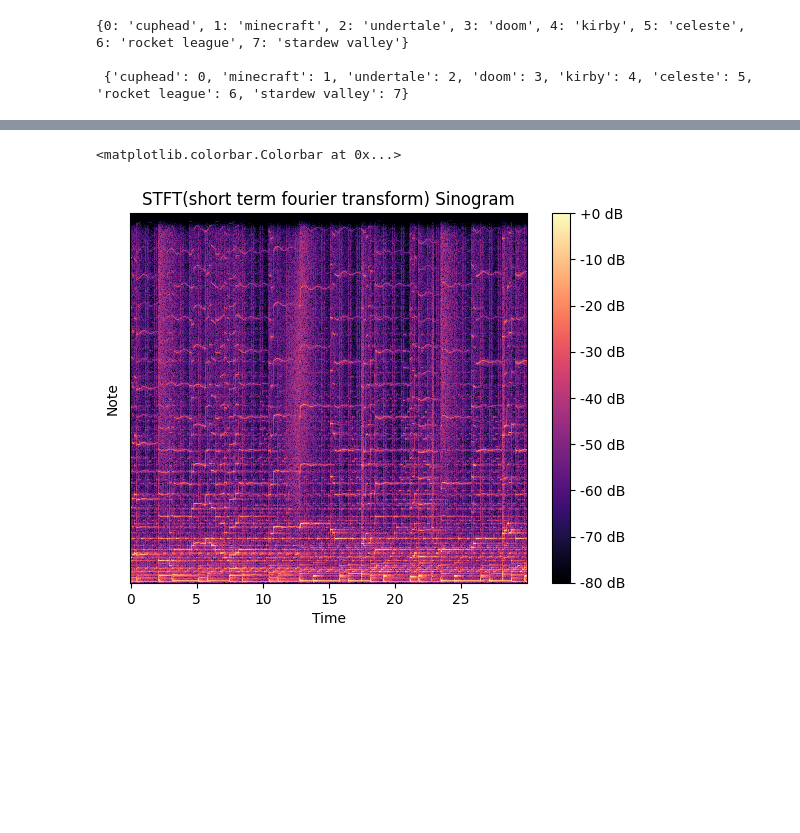
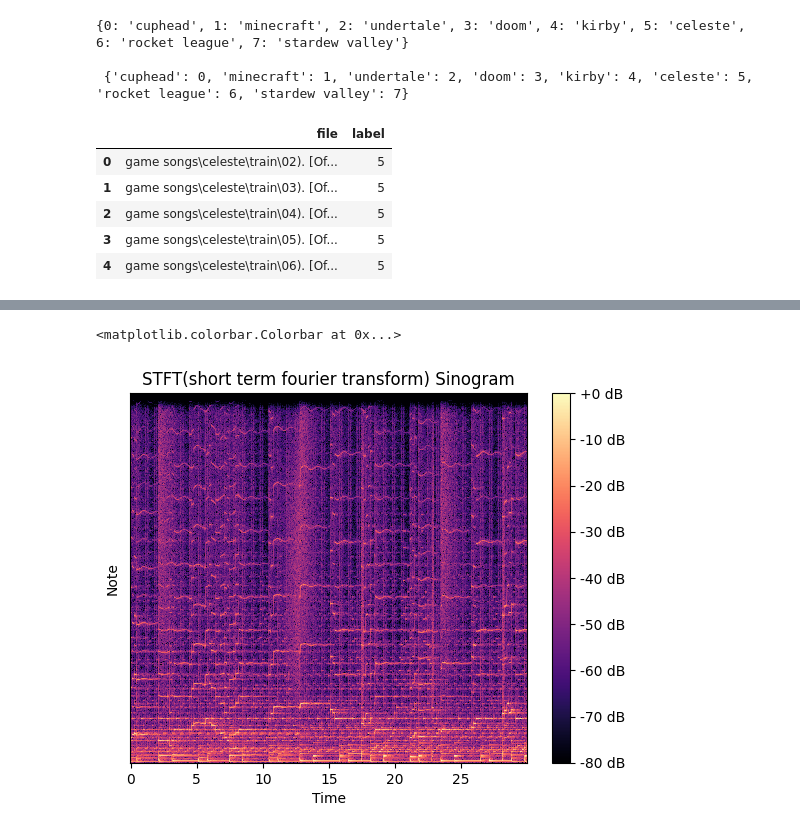
Before and after one commit to bowmisser/deep-learning-project, a Jupyter notebook: spectogram_and_downloading.ipynb, the cells around one changed output, grey strips where cells are left out. Cells and saved outputs as stored; diff of their text form; code cells hidden in the pictures; blank space fills up the shorter version.

```diff
--- a/spectogram_and_downloading.ipynb
+++ b/spectogram_and_downloading.ipynb
@@ -72,3 +61,24 @@ print(id2label, '\n\n', label2id)
 {0: 'cuphead', 1: 'minecraft', 2: 'undertale', 3: 'doom', 4: 'kirby', 5: 'celeste', 6: 'rocket league', 7: 'stardew valley'}
 
  {'cuphead': 0, 'minecraft': 1, 'undertale': 2, 'doom': 3, 'kirby': 4, 'celeste': 5, 'rocket league': 6, 'stardew valley': 7}
+# %%
+def load_data():
+    file_list = []
+    label_list = []
+    for folder in Path(r'./game songs').glob('*'):
+        for file in Path(os.path.join(folder,"train")).glob('*'):
+            file_list.append(file)
+            label_list.append(label2id[str(folder).split('\\')[1]])
+    dd = pd.DataFrame()
+    dd['file'] = file_list
+    dd['label'] = label_list
+    return dd
+dd = load_data()
+dd.head()
+# %% [output]
+|  | file | label |
+| 0 | game songs\celeste\train\02). [Of... | 5 |
+| 1 | game songs\celeste\train\03). [Of... | 5 |
+| 2 | game songs\celeste\train\04). [Of... | 5 |
+| 3 | game songs\celeste\train\05). [Of... | 5 |
+| 4 | game songs\celeste\train\06). [Of... | 5 |
```
Also changed, not shown: parts of 10 cells of this notebook.
